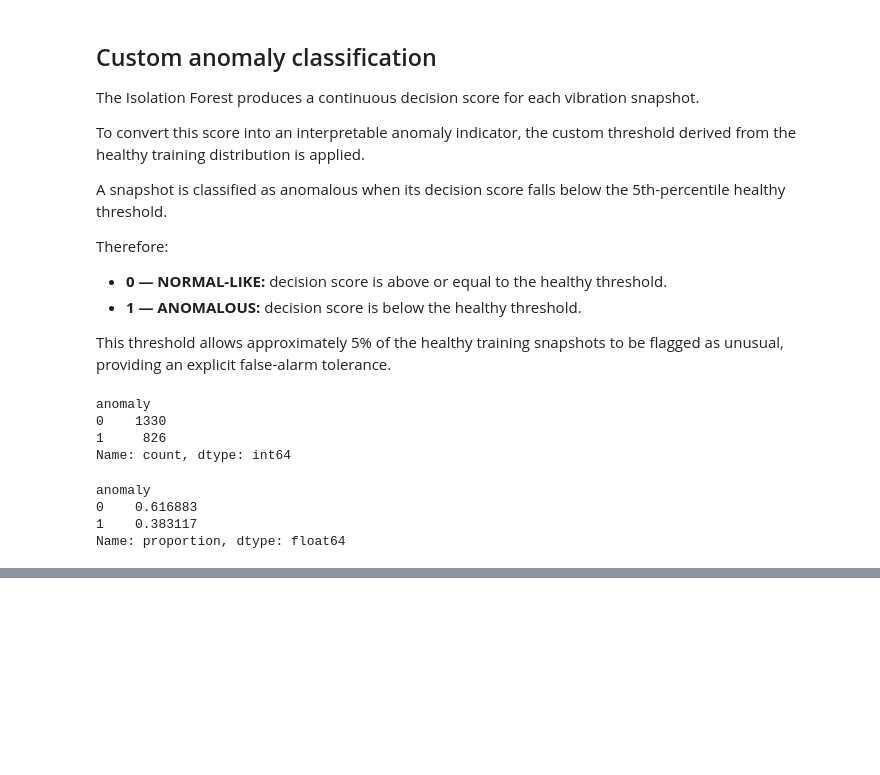
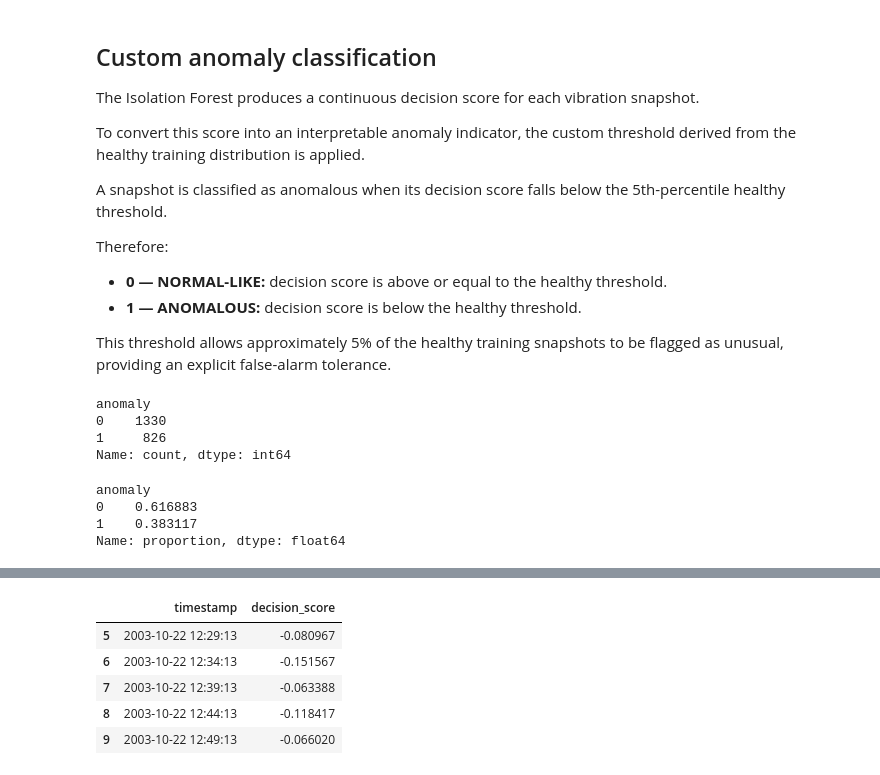
Before and after one commit to amedeone03/machineguard, a Jupyter notebook: notebooks/02_feature_analysis.ipynb, the cells around one changed output, grey strips where cells are left out. Saved outputs shown, nothing was run; the diff lists cells and outputs as text; code cells hidden in the pictures; blank space fills up the shorter version.

```diff
--- a/notebooks/02_feature_analysis.ipynb
+++ b/notebooks/02_feature_analysis.ipynb
@@ -578,0 +622,14 @@ Name: proportion, dtype: float64
+# %%
+early_anomalies = features_df[
+    (features_df["target"] == 0)
+    & (features_df["anomaly"] == 1)
+]
+# %%
+early_anomalies[["timestamp", "decision_score"]].head()
+# %% [output]
+|  | timestamp | decision_score |
+| 5 | 2003-10-22 12:29:13 | -0.080967 |
+| 6 | 2003-10-22 12:34:13 | -0.151567 |
+| 7 | 2003-10-22 12:39:13 | -0.063388 |
+| 8 | 2003-10-22 12:44:13 | -0.118417 |
+| 9 | 2003-10-22 12:49:13 | -0.066020 |
```
Also changed, not shown: parts of 12 cells of this notebook.
